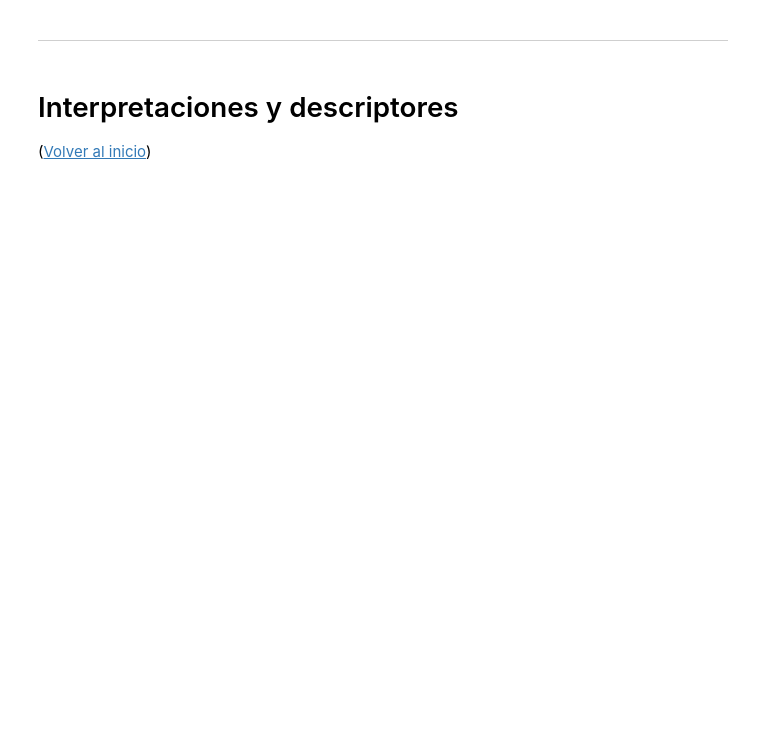
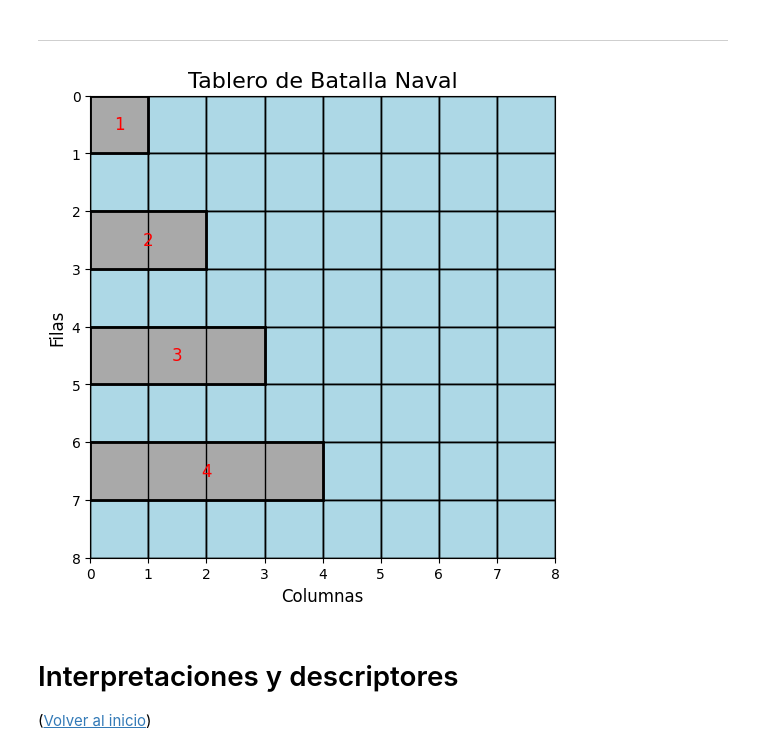
Before and after one commit to FelipePoveda9/Logica_proyecto-final, a Jupyter notebook: Visualizacion.ipynb, the cells around one changed output. Saved outputs shown, nothing was run; the diff lists cells and outputs as text; code cells hidden in the pictures; blank space fills up the shorter version.

```diff
--- a/Visualizacion.ipynb
+++ b/Visualizacion.ipynb
@@ -295,5 +249,96 @@ Casillas vacías:
 # %% [markdown]
 ---
+# %%
+import matplotlib.pyplot as plt
+import matplotlib.patches as patches
+from matplotlib.collections import PatchCollection
+
+def visualizar_batalla_naval(barcos):
+    fig, tablero = plt.subplots(figsize=(6, 6))
+    tablero.set_xlim(0, 8) #Define el limite del tablero
+    tablero.set_ylim(0, 8)
+    tablero.set_xticks(range(9))
+    tablero.set_yticks(range(9))
+    tablero.set_xticklabels(range(0, 9))
+    tablero.set_yticklabels(range(0, 9))
+    tablero.grid(True, color='black', linewidth=1)
+    tablero.set_title("Tablero de Batalla Naval", fontsize=16)
+    tablero.set_xlabel("Columnas", fontsize=12)
+    tablero.set_ylabel("Filas", fontsize=12)
+
+    # Colores
+    agua_color = 'lightblue'
+    barco_color = 'darkgray'
+    borde_color = 'black'
+
+    # Dibujar todas las casillas como agua primero
+    for x in range(8):
+        for y in range(8):
+            rect = patches.Rectangle(
+                (y, x), 1, 1,
+                facecolor=agua_color,
+                edgecolor=borde_color,
+                linewidth=1
+            )
+            tablero.add_patch(rect)
+
+    # Dibujar los barcos según su tamaño
+    for nombre, posiciones in barcos.items():
+        # Determinar si el barco es horizontal o vertical
+        if len(posiciones) > 1:
+            primera = posiciones[0]
+            ultima = posiciones[-1]
+            x1, y1 = int(primera[0].replace("fila", "")), int(primera[1].replace("columna", ""))
+            x2, y2 = int(ultima[0].replace("fila", "")), int(ultima[1].replace("columna", ""))
+
+            if x1 == x2:  # Barco horizontal
+                width = len(posiciones)
+                height = 1
+                y1 = y2
+            else:  # Barco vertical
+                width = 1
+                height = len(posiciones)
+                y1 = y2
+
+            rect = patches.Rectangle(
+                (y, x1), width, height,
+                facecolor=barco_color,
+                edgecolor=borde_color,
+                linewidth=2
+            )
+            tablero.add_patch(rect)
+
+            # Texto con el tamaño del barco
+            tablero.text(y + width/2, x1 + height/2, f"{len(posiciones)}",
+                    ha='center', va='center',
+                    fontsize=12, color='red')
+        else:  # Barco de 1 casilla
+            x = int(posiciones[0][0].replace("fila", ""))
+            y = int(posiciones[0][1].replace("columna", ""))
+            rect = patches.Rectangle(
+                (y, x), 1, 1,
+                facecolor=barco_color,
+                edgecolor=borde_color,
+                linewidth=2
+            )
+            tablero.add_patch(rect)
+            tablero.text(y + 0.5, x + 0.5, "1",
+                    ha='center', va='center',
+                    fontsize=12, color='red')
+
+    plt.gca().invert_yaxis()  # Para que fila 0 esté arriba
+    plt.show()
+
+# Ejemplo de uso con barcos de diferentes tamaños
+I = {
+    'B1': [("fila0", "columna0")],  # Barco tamaño 1
+    'B2': [("fila2", "columna0"), ("fila2", "columna1")],  # Barco tamaño 2 vertical
+    'B3': [("fila4", "columna0"), ("fila4", "columna1"), ("fila4", "columna2")],  # Barco tamaño 3 horizontal
+    'B4': [("fila6", "columna0"), ("fila6", "columna1"), ("fila6", "columna2"), ("fila6", "columna3")]  # Barco tamaño 4 vertical
+}
+visualizar_batalla_naval(I)
+# %% [output]
+[figure, added]
 # %% [markdown]
 # Interpretaciones y descriptores <a class="anchor" id="interp"></a>
 
```
Also changed, not shown: parts of 6 cells of this notebook.
